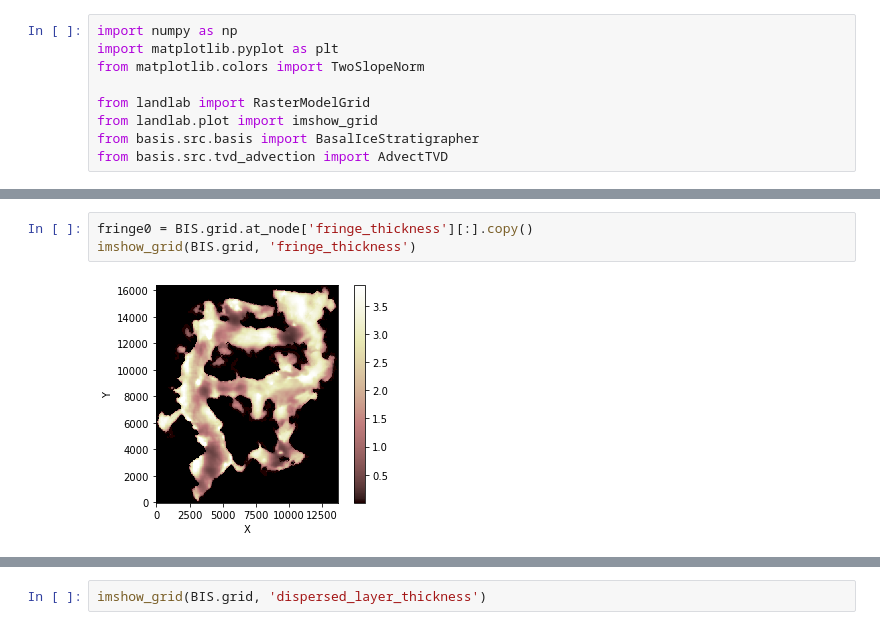
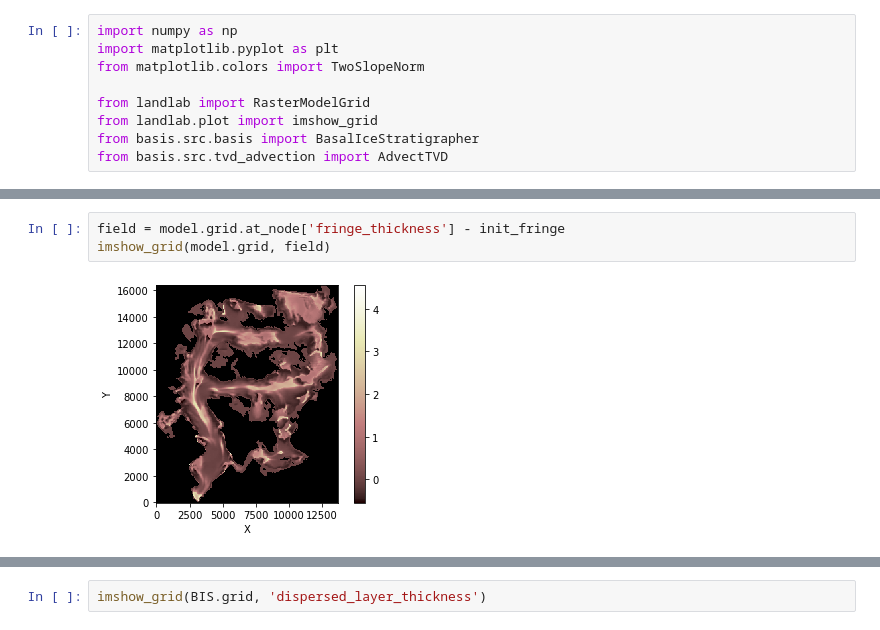
Before and after one commit to ethan-pierce/mendenhall-glacier, a Jupyter notebook: prototype-advection.ipynb, the cells around one changed output, grey strips where cells are left out. Saved outputs shown, nothing was run; the diff lists cells and outputs as text.

```diff
--- a/prototype-advection.ipynb
+++ b/prototype-advection.ipynb
@@ -104,5 +291,5 @@ imshow_grid(BIS.grid, BIS.grid.map_mean_of_links_to_node('velocity_links'))
 # %%
-fringe0 = BIS.grid.at_node['fringe_thickness'][:].copy()
-imshow_grid(BIS.grid, 'fringe_thickness')
+field = model.grid.at_node['fringe_thickness'] - init_fringe
+imshow_grid(model.grid, field)
 # %% [output]
-[figure, old version]
+[figure, new version]
```
Also changed, not shown: parts of 14 cells of this notebook, 2 other files.
